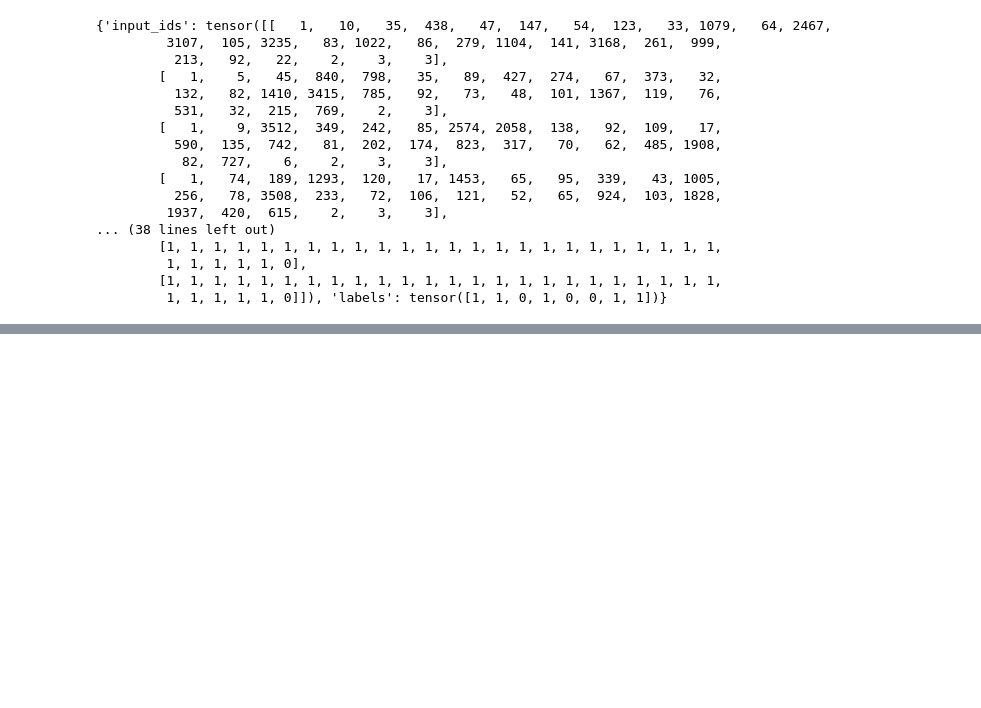
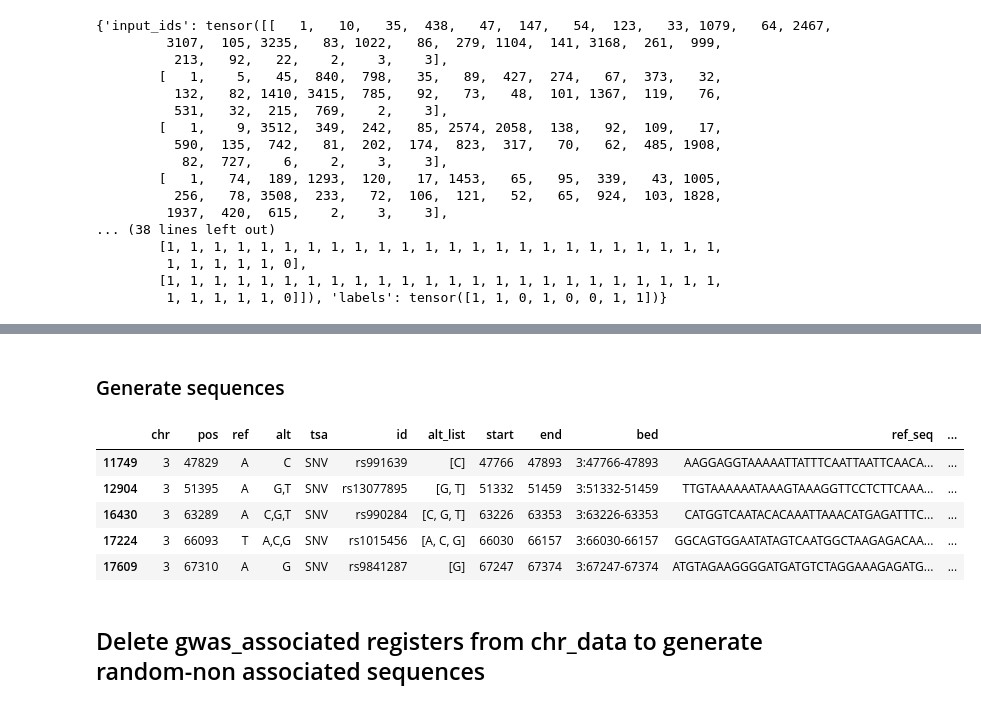
Before and after one commit to judz03/RuledDeepWAS, a Jupyter notebook: Scripts Preprocessing/create_dataset.ipynb, the cells around one changed output, grey strips where cells are left out. Drawn from its saved outputs; the diff is of its cells as text; code cells hidden in the pictures; blank space fills up the shorter version.

Commit message:
Added code to generate all the datasets

```diff
--- a/Scripts Preprocessing/create_dataset.ipynb
+++ b/Scripts Preprocessing/create_dataset.ipynb
@@ -475,0 +495,2 @@ print(first_batch)
+# %%
+gwas_catalog = pd.read_csv(gwas_catalog_path, delimiter="\t", dtype=str)
@@ -475,0 +499,4 @@ print(first_batch)
+# %%
+# Extract all the variants containing the `rs` substring and creating a new Series object to not affect the original dataframe
+gwas_catalog_rs_filtered = gwas_catalog[gwas_catalog["SNPS"].str.contains("rs", case=False, na=False)].copy(deep=True)
+gwas_catalog_rs_filtered.head(n=3)
@@ -475,0 +505,6 @@ print(first_batch)
+# %%
+# Extract the gwas associated variants in chromosome into a new data frame
+gwas_catalog_chr = gwas_catalog_rs_filtered[gwas_catalog_rs_filtered["CHR_ID"]==chromosome]
+# Filter the chromosome's variants by the ids registered in the gwas catalog and by the type of sequence alteration (SNV)
+chr_gwas_snps = chr_data[(chr_data["id"].isin(gwas_catalog_chr.SNPS)) & (chr_data["tsa"]=="SNV")].copy(deep=True)
+chr_gwas_snps.head()
@@ -475,0 +525,3 @@ print(first_batch)
+# %%
+chr_gwas_snps = generate_bed(chr_gwas_snps, len_sequence=64, chromosome=chromosome, res_path=gwas_associated_bed_path, gen_bed=True)
+chr_gwas_snps.head()
@@ -475,0 +535,14 @@ print(first_batch)
+# %% [markdown]
+### Generate sequences
+# %%
+chr_gwas_snps = generate_sequences(chr_gwas_snps, "3", gwas_associated_seq_path, gwas_associated_bed_path, ref_genome_path=ref_genome_path, generate_fasta=True)
+chr_gwas_snps.head()
+# %% [output]
+|  | chr | pos | ref | alt | tsa | id | alt_list | start | end | bed | ref_seq | ... |
+| 11749 | 3 | 47829 | A | C | SNV | rs991639 | [C] | 47766 | 47893 | 3:47766-47893 | AAGGAGGTAAAAATTATTTCAATTAATTCAACA... | ... |
+| 12904 | 3 | 51395 | A | G,T | SNV | rs13077895 | [G, T] | 51332 | 51459 | 3:51332-51459 | TTGTAAAAAATAAAGTAAAGGTTCCTCTTCAAA... | ... |
+| 16430 | 3 | 63289 | A | C,G,T | SNV | rs990284 | [C, G, T] | 63226 | 63353 | 3:63226-63353 | CATGGTCAATACACAAATTAAACATGAGATTTC... | ... |
+| 17224 | 3 | 66093 | T | A,C,G | SNV | rs1015456 | [A, C, G] | 66030 | 66157 | 3:66030-66157 | GGCAGTGGAATATAGTCAATGGCTAAGAGACAA... | ... |
+| 17609 | 3 | 67310 | A | G | SNV | rs9841287 | [G] | 67247 | 67374 | 3:67247-67374 | ATGTAGAAGGGGATGATGTCTAGGAAAGAGATG... | ... |
+# %% [markdown]
+## Delete gwas_associated registers from chr_data to generate random-non associated sequences
```
Also changed, not shown: parts of 32 cells of this notebook, 1 other file.
